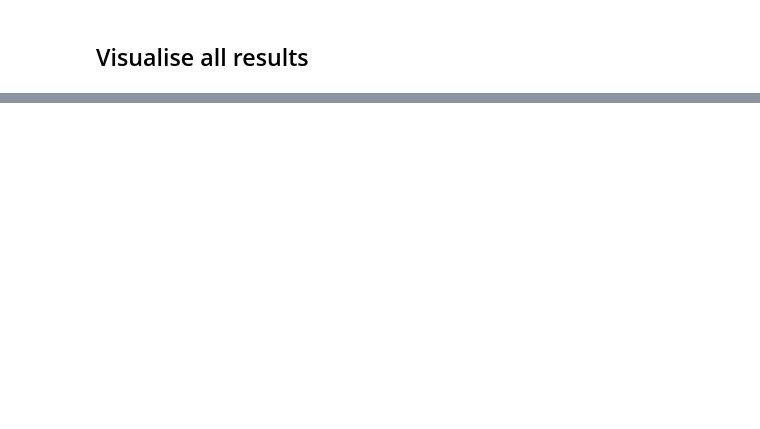
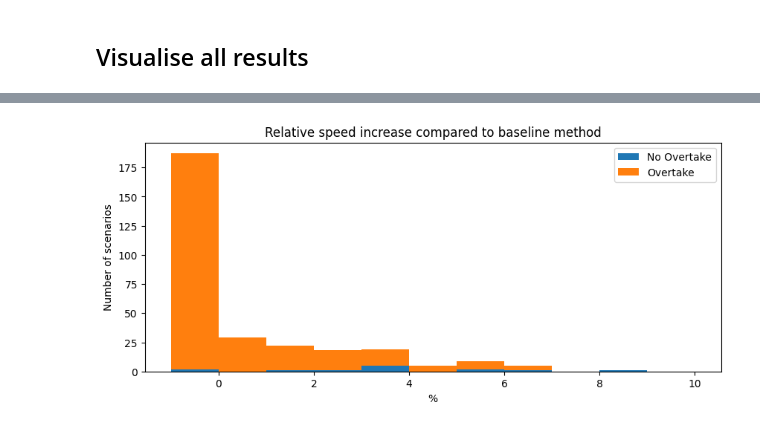
Before and after one commit to haastregt/occlusion_tracking, a Jupyter notebook: highd_scenarios.ipynb, the cells around one changed output, grey strips where cells are left out. Cells and saved outputs as stored; diff of their text form; code cells hidden in the pictures; blank space fills up the shorter version.

```diff
--- a/highd_scenarios.ipynb
+++ b/highd_scenarios.ipynb
@@ -260,0 +270,13 @@ data = load_batch_data(results_list)
+# %%
+fig = plt.figure(figsize=(10,4))
+plt.hist([(batch_results[batch_results.is_overtake == True]["avg_vel_novel"]/batch_results[batch_results.is_overtake == True]["avg_vel_baseline"]-1)*100,
+          (batch_results[batch_results.is_overtake == False]["avg_vel_novel"]/batch_results[batch_results.is_overtake == False]["avg_vel_baseline"]-1)*100],
+          [-1, 0.0001, 1, 2, 3, 4, 5, 6, 7, 8, 9, 10],
+          stacked=True)
+plt.title("Relative speed increase compared to baseline method")
+plt.xlabel("%")
+plt.ylabel("Number of scenarios")
+plt.legend(["No Overtake", "Overtake"])
+plt.show()
+# %% [output]
+[figure, added]
```
Also changed, not shown: parts of 12 cells of this notebook, 2 other files.
